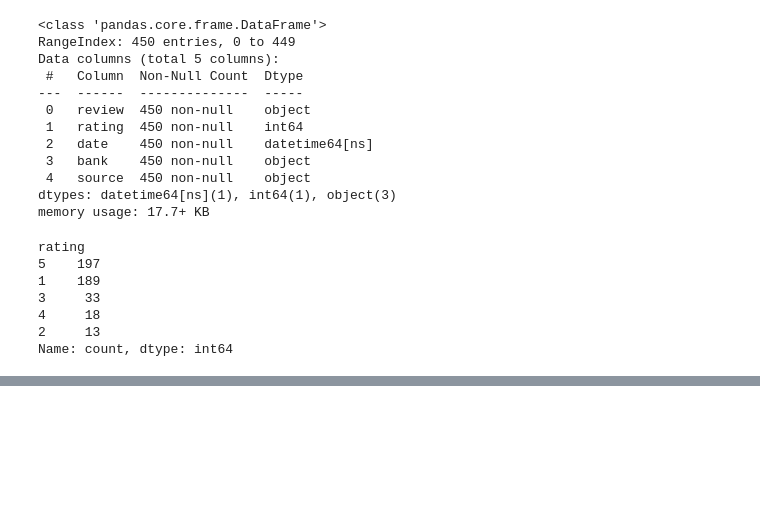
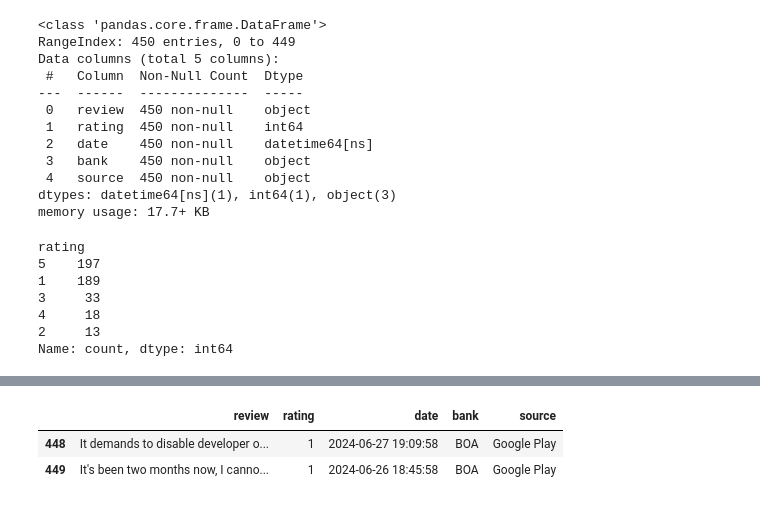
Before and after one commit to Skell30/Customer-Experience-Analytics-for-Fintech-Apps, a Jupyter notebook: notebooks/BOA EDA.ipynb, the cells around one changed output, grey strips where cells are left out. Cells and saved outputs as stored; diff of their text form; code cells hidden in the pictures; blank space fills up the shorter version.

```diff
--- a/notebooks/BOA EDA.ipynb
+++ b/notebooks/BOA EDA.ipynb
@@ -74,0 +89,17 @@ print(df['rating'].mean())
+# %%
+def detect_language(review):
+    try:
+        return detect(review)
+    except LangDetectException:
+        return "error"
+# %%
+df['language'] = df['review'].apply(detect_language)
+# %%
+df_clean = df[df['language'] == 'en'].drop(columns='language')
+# %%
+# filtered data by language
+df_clean.tail(2)
+# %% [output]
+|  | review | rating | date | bank | source |
+| 448 | It demands to disable developer o... | 1 | 2024-06-27 19:09:58 | BOA | Google Play |
+| 449 | It's been two months now, I canno... | 1 | 2024-06-26 18:45:58 | BOA | Google Play |
```
Also changed, not shown: parts of 16 cells of this notebook, 4 other files.
